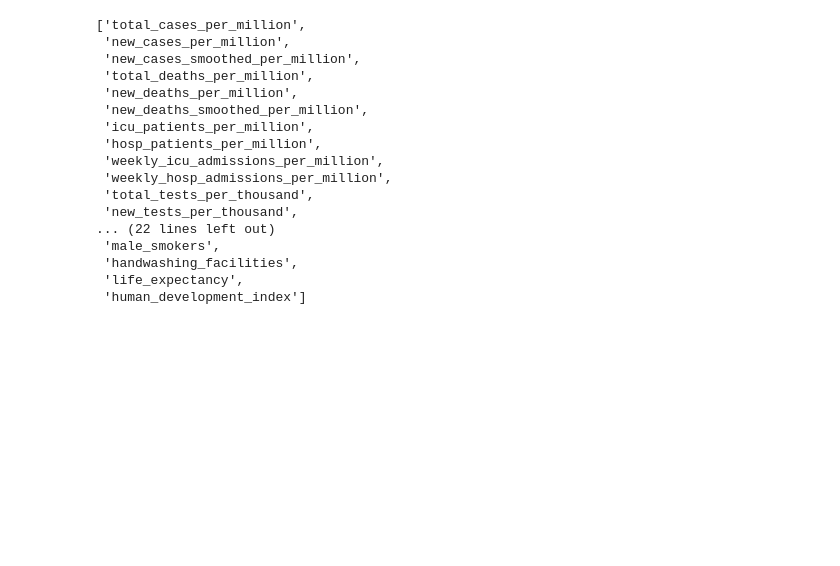
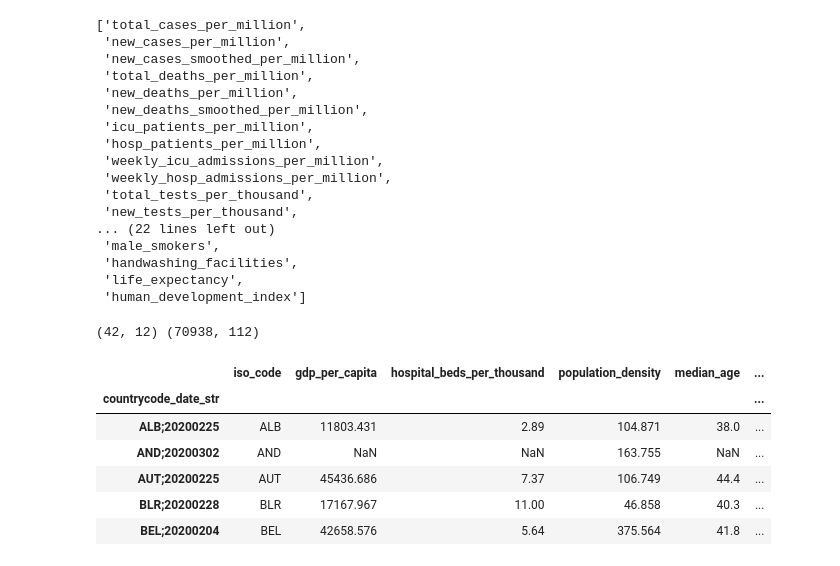
Before and after one commit to shuang1330/aiHackCovid, a Jupyter notebook: notebooks/data_cleaning.ipynb, the cells around one changed output. Cells and saved outputs as stored; diff of their text form; code cells hidden in the pictures; blank space fills up the shorter version.

```diff
--- a/notebooks/data_cleaning.ipynb
+++ b/notebooks/data_cleaning.ipynb
@@ -139,0 +108,24 @@ sns.pairplot(combined_smallcountries[cols_to_correlate])
+# %%
+# only europe
+europe_owid = combined_smallcountries[combined_smallcountries['continent']=='Europe']
+
+# a country with low happiness
+country_basic_columns = ['iso_code', 'gdp_per_capita', 'hospital_beds_per_thousand',
+           'population_density', 'median_age',
+           'aged_65_older', 'aged_70_older', 'extreme_poverty',
+           'cardiovasc_death_rate', 'diabetes_prevalence', 'female_smokers', 'male_smokers']
+
+
+country_basic_info = europe_owid[country_basic_columns].drop_duplicates(subset=['iso_code'])
+country_basic_info['extreme_poverty'] = country_basic_info['extreme_poverty'].fillna(0)
+print(country_basic_info.shape,combined_smallcountries.shape)
+country_basic_info.head()
+# %% [output]
+(42, 12) (70938, 112)
+|  | iso_code | gdp_per_capita | hospital_beds_per_thousand | population_density | median_age | ... |
+| countrycode_date_str |  |  |  |  |  | ... |
+| ALB;20200225 | ALB | 11803.431 | 2.89 | 104.871 | 38.0 | ... |
+| AND;20200302 | AND | NaN | NaN | 163.755 | NaN | ... |
+| AUT;20200225 | AUT | 45436.686 | 7.37 | 106.749 | 44.4 | ... |
+| BLR;20200228 | BLR | 17167.967 | 11.00 | 46.858 | 40.3 | ... |
+| BEL;20200204 | BEL | 42658.576 | 5.64 | 375.564 | 41.8 | ... |
```
Also changed, not shown: parts of 9 cells of this notebook, 1 other file.
